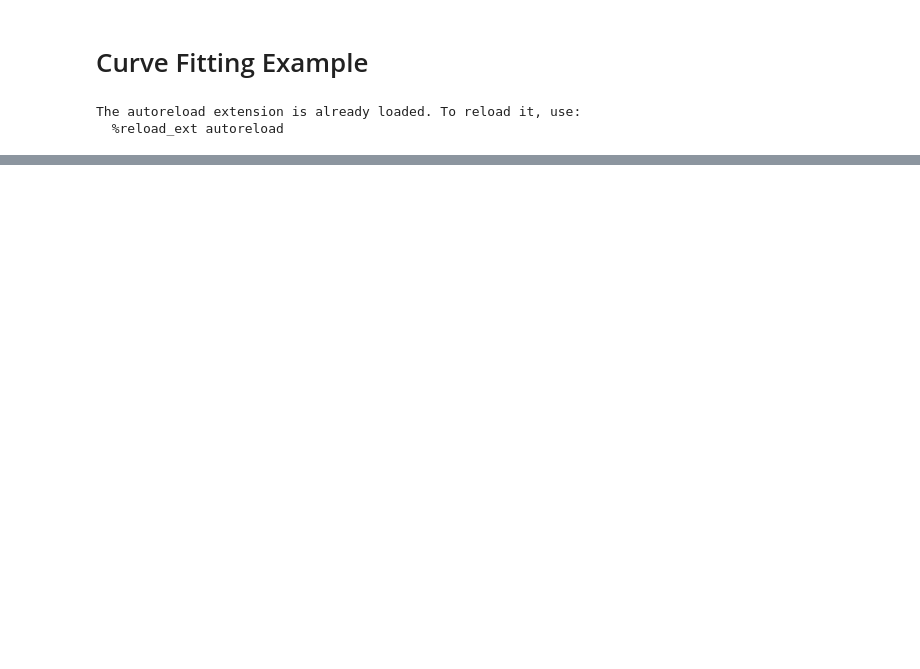
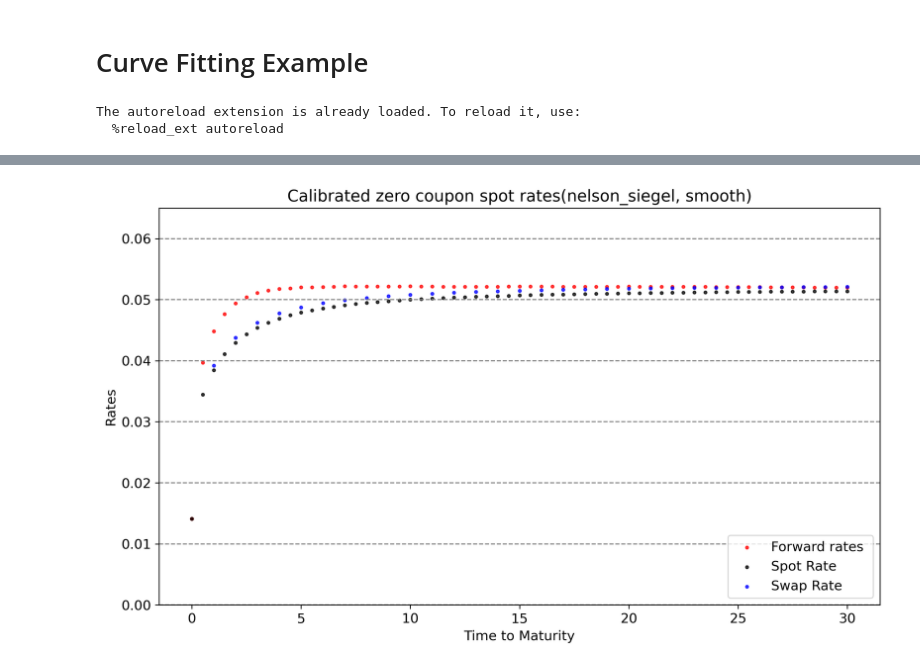
Before and after one commit to johanoelgaard/FixedIncome, a Jupyter notebook: Examples/Curve Fitting/CurveFitting.ipynb, the cells around one changed output, grey strips where cells are left out. Drawn from its saved outputs; the diff is of its cells as text; code cells hidden in the pictures; blank space fills up the shorter version.

```diff
--- a/Examples/Curve Fitting/CurveFitting.ipynb
+++ b/Examples/Curve Fitting/CurveFitting.ipynb
@@ -332,0 +126,8 @@ NameError: name 'R_curve' is not defined
+# %%
+fit = [{'label':'Forward rates', 'x':T_inter, 'y':f_inter, 's':25,'color':'red'},
+       {'label':'Spot Rate', 'x':T_inter, 'y':R_inter,'color':'black','s':25},
+       {'label':'Swap Rate', 'x':T_swap, 'y':R_swap,'color':'blue','s':25}]
+
+plot.rates(fit,title=f'Calibrated zero coupon spot rates({interpolation_options["method"]}, {interpolation_options["transition"]})')
+# %% [output]
+[figure, added]
```
Also changed, not shown: parts of 60 cells of this notebook, 4 other files.
